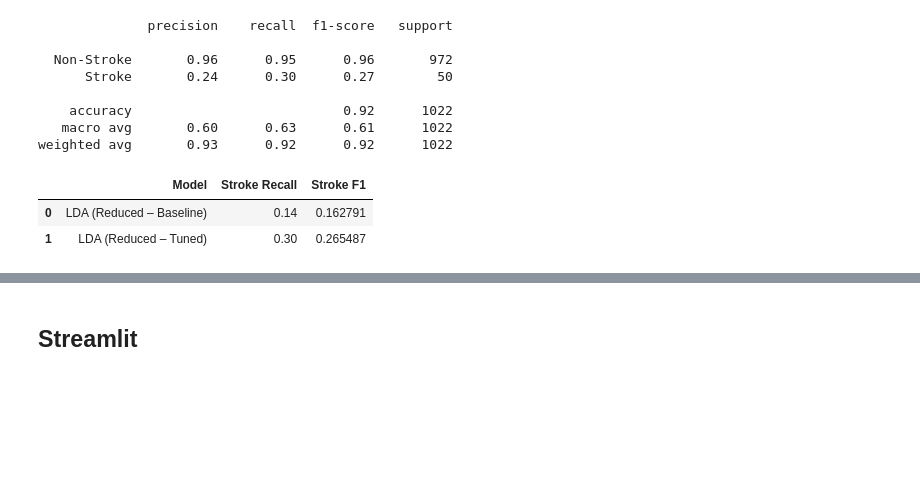
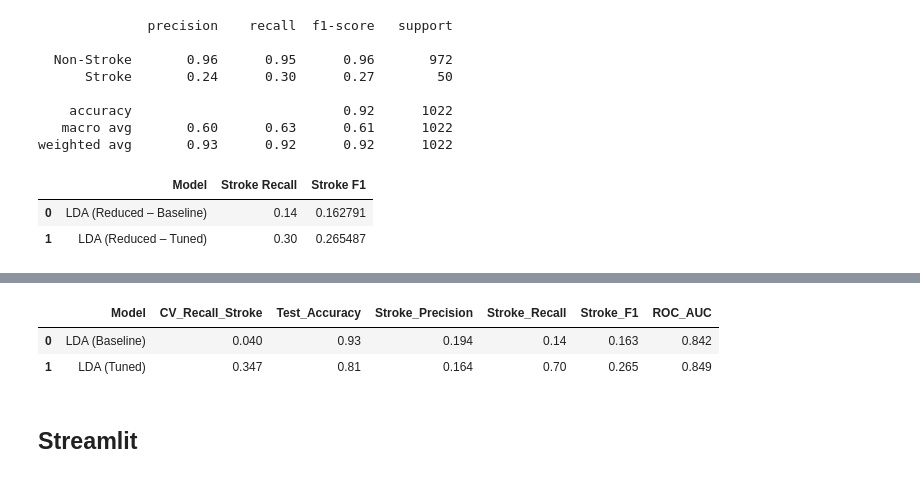
Before and after one commit to Ben-po/MLDP-Project, a Jupyter notebook: Stroke_prediction.ipynb, the cells around one changed output, grey strips where cells are left out. Cells and saved outputs as stored; diff of their text form; code cells hidden in the pictures; blank space fills up the shorter version.

```diff
--- a/Stroke_prediction.ipynb
+++ b/Stroke_prediction.ipynb
@@ -697,3 +904,97 @@ comparison_df
+# %%
+from sklearn.model_selection import train_test_split, StratifiedKFold, cross_val_score
+from sklearn.pipeline import Pipeline
+from sklearn.metrics import (
+    accuracy_score,
+    classification_report,
+    roc_auc_score,
+    recall_score,
+    make_scorer
+)
+
+# -----------------------------
+# SETTINGS
+# -----------------------------
+THRESHOLD = 0.30
+cv = StratifiedKFold(n_splits=5, shuffle=True, random_state=42)
+stroke_recall_scorer = make_scorer(recall_score, pos_label=1)
+
+# -----------------------------
+# REBUILD DATA (CRITICAL FIX)
+# -----------------------------
+X = df_clean.drop(columns=["stroke"])   # <-- adjust target name if needed
+y = df_clean["stroke"]
+
+X_train, X_test, y_train, y_test = train_test_split(
+    X,
+    y,
+    test_size=0.2,
+    stratify=y,
+    random_state=2026
+)
+
+# -----------------------------
+# PIPELINES
+# -----------------------------
+models = {
+    "LDA (Baseline)": Pipeline([
+        ("preprocess", preprocessor),
+        ("model", lda_base)
+    ]),
+    "LDA (Tuned)": Pipeline([
+        ("preprocess", preprocessor),
+        ("model", best_lda)
+    ])
+}
+
+results = []
+
+# -----------------------------
+# EVALUATION
+# -----------------------------
+for name, pipe in models.items():
+
+    # Cross-validation Stroke Recall
+    cv_recall = cross_val_score(
+        pipe,
+        X_train,
+        y_train,
+        cv=cv,
+        scoring=stroke_recall_scorer
+    ).mean()
+
+    # Train full model
+    pipe.fit(X_train, y_train)
+
+    # Test predictions
+    y_test_scores = pipe.predict_proba(X_test)[:, 1]
+    y_test_pred = (y_test_scores >= THRESHOLD).astype(int)
+
+    report = classification_report(
+        y_test,
+        y_test_pred,
+        output_dict=True,
+        zero_division=0
+    )
+
+    stroke_metrics = report["1"]
+
+    results.append({
+        "Model": name,
+        "CV_Recall_Stroke": round(cv_recall, 3),
+        "Test_Accuracy": round(accuracy_score(y_test, y_test_pred), 3),
+        "Stroke_Precision": round(stroke_metrics["precision"], 3),
+        "Stroke_Recall": round(stroke_metrics["recall"], 3),
+        "Stroke_F1": round(stroke_metrics["f1-score"], 3),
+        "ROC_AUC": round(roc_auc_score(y_test, y_test_scores), 3)
+    })
+
+comparison_df = pd.DataFrame(results)
+comparison_df
+# %% [output]
+|  | Model | CV_Recall_Stroke | Test_Accuracy | Stroke_Precision | Stroke_Recall | Stroke_F1 | ROC_AUC |
+| 0 | LDA (Baseline) | 0.040 | 0.93 | 0.194 | 0.14 | 0.163 | 0.842 |
+| 1 | LDA (Tuned) | 0.347 | 0.81 | 0.164 | 0.70 | 0.265 | 0.849 |
 # %% [markdown]
 ## Streamlit
 # %%
```
Also changed, not shown: parts of 7 cells of this notebook, 2 other files.
